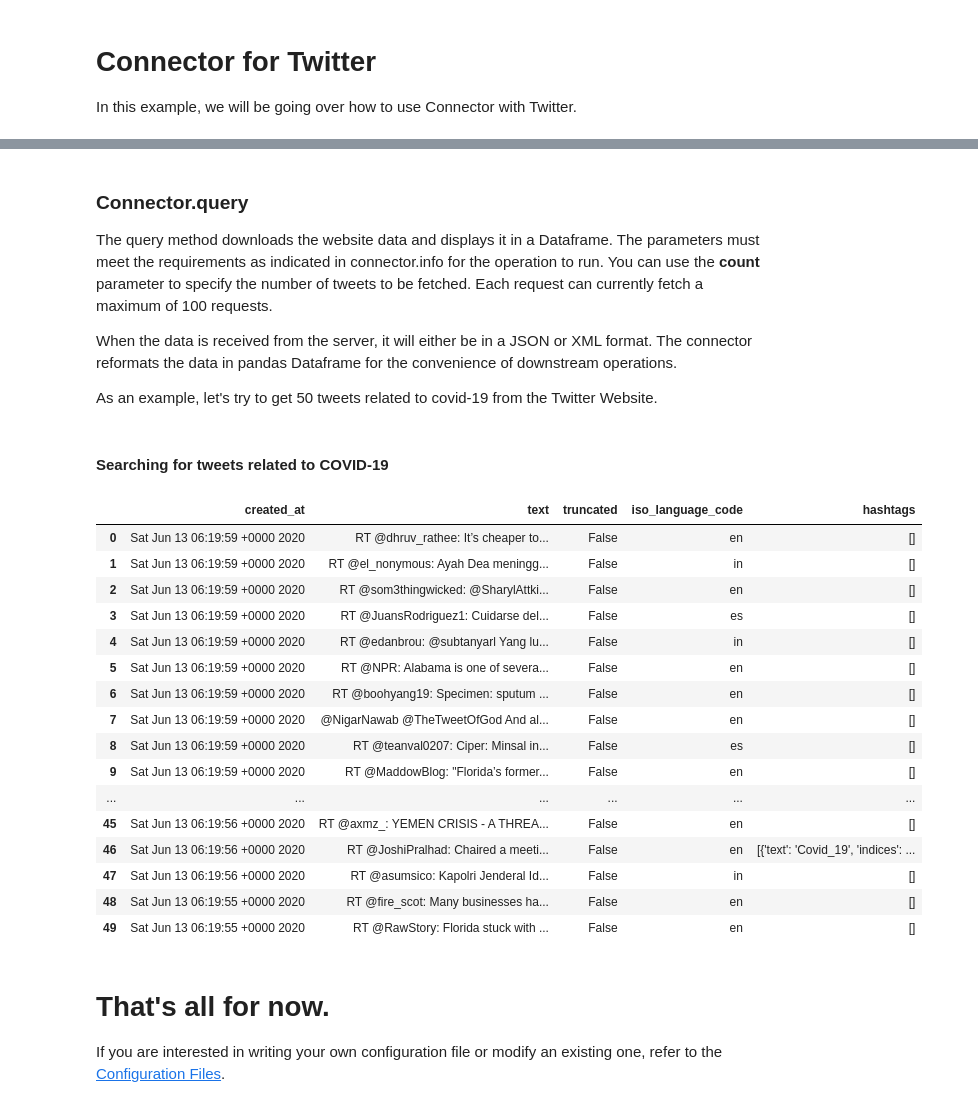
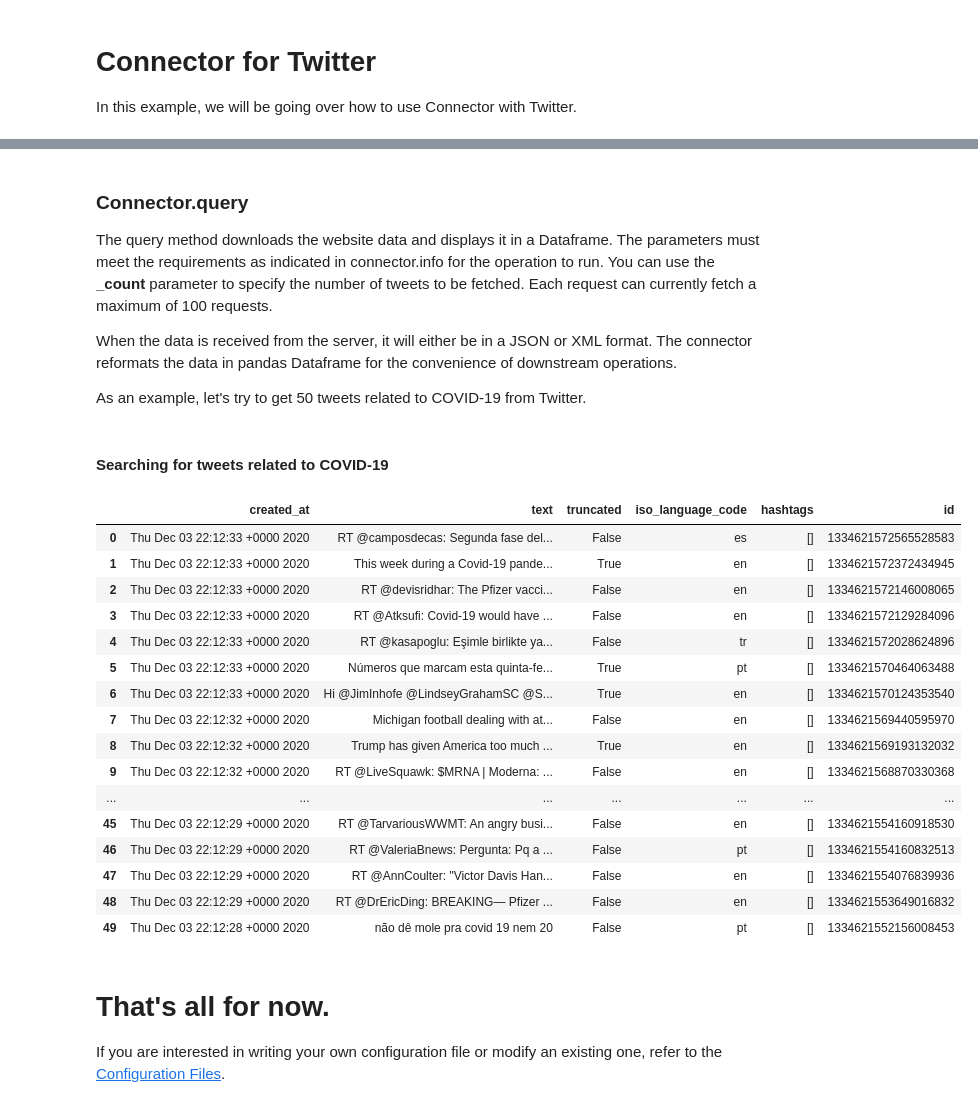
Before and after one commit to sfu-db/dataprep, a Jupyter notebook: examples/DataConnector_Twitter.ipynb, the cells around one changed output, grey strips where cells are left out. Cells and saved outputs as stored; diff of their text form; code cells hidden in the pictures.

Commit message:
docs: update connector examples

```diff
--- a/examples/DataConnector_Twitter.ipynb
+++ b/examples/DataConnector_Twitter.ipynb
@@ -32,7 +38,8 @@ To initialize run the following code. Copy and paste the **Twitter Access Token
 # %%
-from dataprep.connector import Connector
+from dataprep.connector import connect, info
 
-client_id = '<Consumer API Key>'
-client_secret = '<Consumer API Secret Key>'
-dc = Connector("twitter", _auth={"client_id":client_id, "client_secret":client_secret})
+client_id = '<insert Consumer Key>'
+client_secret = '<insert Consumer Secret Key>'
+dc = connect('twitter', _auth={'client_id':client_id, 'client_secret':client_secret})
+
 dc
@@ -80,33 +77,33 @@ table: tweets
 # %% [markdown]
 ### Connector.query
-The query method downloads the website data and displays it in a Dataframe. The parameters must meet the requirements as indicated in connector.info for the operation to run. You can use the **count** parameter to specify the number of tweets to be fetched. Each request can currently fetch a maximum of 100 requests.
+The query method downloads the website data and displays it in a Dataframe. The parameters must meet the requirements as indicated in connector.info for the operation to run. You can use the **_count** parameter to specify the number of tweets to be fetched. Each request can currently fetch a maximum of 100 requests.
 
 When the data is received from the server, it will either be in a JSON or XML format. The connector reformats the data in pandas Dataframe for the convenience of downstream operations.
 
-As an example, let's try to get 50 tweets related to covid-19 from the Twitter Website.
+As an example, let's try to get 50 tweets related to COVID-19 from Twitter.
 # %% [markdown]
 #### Searching for tweets related to COVID-19
 # %%
-df = dc.query("tweets", _q="covid-19", count=50)
+df = await dc.query("tweets", _q="covid-19", _count=50)
 df
 # %% [output]
-|  | created_at | text | truncated | iso_language_code | hashtags |
-| 0 | Sat Jun 13 06:19:59 +0000 2020 | RT @dhruv_rathee: It’s cheaper to... | False | en | [] |
-| 1 | Sat Jun 13 06:19:59 +0000 2020 | RT @el_nonymous: Ayah Dea meningg... | False | in | [] |
-| 2 | Sat Jun 13 06:19:59 +0000 2020 | RT @som3thingwicked: @SharylAttki... | False | en | [] |
-| 3 | Sat Jun 13 06:19:59 +0000 2020 | RT @JuansRodriguez1: Cuidarse del... | False | es | [] |
-| 4 | Sat Jun 13 06:19:59 +0000 2020 | RT @edanbrou: @subtanyarl Yang lu... | False | in | [] |
-| 5 | Sat Jun 13 06:19:59 +0000 2020 | RT @NPR: Alabama is one of severa... | False | en | [] |
-| 6 | Sat Jun 13 06:19:59 +0000 2020 | RT @boohyang19: Specimen: sputum ... | False | en | [] |
-| 7 | Sat Jun 13 06:19:59 +0000 2020 | @NigarNawab @TheTweetOfGod And al... | False | en | [] |
-| 8 | Sat Jun 13 06:19:59 +0000 2020 | RT @teanval0207: Ciper: Minsal in... | False | es | [] |
-| 9 | Sat Jun 13 06:19:59 +0000 2020 | RT @MaddowBlog: "Florida’s former... | False | en | [] |
-| ... | ... | ... | ... | ... | ... |
-| 45 | Sat Jun 13 06:19:56 +0000 2020 | RT @axmz_: YEMEN CRISIS - A THREA... | False | en | [] |
-| 46 | Sat Jun 13 06:19:56 +0000 2020 | RT @JoshiPralhad: Chaired a meeti... | False | en | [{'text': 'Covid_19', 'indices': ... |
-| 47 | Sat Jun 13 06:19:56 +0000 2020 | RT @asumsico: Kapolri Jenderal Id... | False | in | [] |
-| 48 | Sat Jun 13 06:19:55 +0000 2020 | RT @fire_scot: Many businesses ha... | False | en | [] |
-| 49 | Sat Jun 13 06:19:55 +0000 2020 | RT @RawStory: Florida stuck with ... | False | en | [] |
+|  | created_at | text | truncated | iso_language_code | hashtags | id |
+| 0 | Thu Dec 03 22:12:33 +0000 2020 | RT @camposdecas: Segunda fase del... | False | es | [] | 1334621572565528583 |
+| 1 | Thu Dec 03 22:12:33 +0000 2020 | This week during a Covid-19 pande... | True | en | [] | 1334621572372434945 |
+| 2 | Thu Dec 03 22:12:33 +0000 2020 | RT @devisridhar: The Pfizer vacci... | False | en | [] | 1334621572146008065 |
+| 3 | Thu Dec 03 22:12:33 +0000 2020 | RT @Atksufi: Covid-19 would have ... | False | en | [] | 1334621572129284096 |
+| 4 | Thu Dec 03 22:12:33 +0000 2020 | RT @kasapoglu: Eşimle birlikte ya... | False | tr | [] | 1334621572028624896 |
+| 5 | Thu Dec 03 22:12:33 +0000 2020 | Números que marcam esta quinta-fe... | True | pt | [] | 1334621570464063488 |
+| 6 | Thu Dec 03 22:12:33 +0000 2020 | Hi @JimInhofe @LindseyGrahamSC @S... | True | en | [] | 1334621570124353540 |
+| 7 | Thu Dec 03 22:12:32 +0000 2020 | Michigan football dealing with at... | False | en | [] | 1334621569440595970 |
+| 8 | Thu Dec 03 22:12:32 +0000 2020 | Trump has given America too much ... | True | en | [] | 1334621569193132032 |
+| 9 | Thu Dec 03 22:12:32 +0000 2020 | RT @LiveSquawk: $MRNA | Moderna: ... | False | en | [] | 1334621568870330368 |
+| ... | ... | ... | ... | ... | ... | ... |
+| 45 | Thu Dec 03 22:12:29 +0000 2020 | RT @TarvariousWWMT: An angry busi... | False | en | [] | 1334621554160918530 |
+| 46 | Thu Dec 03 22:12:29 +0000 2020 | RT @ValeriaBnews: Pergunta: Pq a ... | False | pt | [] | 1334621554160832513 |
+| 47 | Thu Dec 03 22:12:29 +0000 2020 | RT @AnnCoulter: "Victor Davis Han... | False | en | [] | 1334621554076839936 |
+| 48 | Thu Dec 03 22:12:29 +0000 2020 | RT @DrEricDing: BREAKING— Pfizer ... | False | en | [] | 1334621553649016832 |
+| 49 | Thu Dec 03 22:12:28 +0000 2020 | não dê mole pra covid 19 nem 20 | False | pt | [] | 1334621552156008453 |
 # %% [markdown]
 # That's all for now.
 If you are interested in writing your own configuration file or modify an existing one, refer to the [Configuration Files](https://github.com/sfu-db/DataConnectorConfigs>).
```
Also changed, not shown: parts of 12 cells of this notebook, 4 other files.
